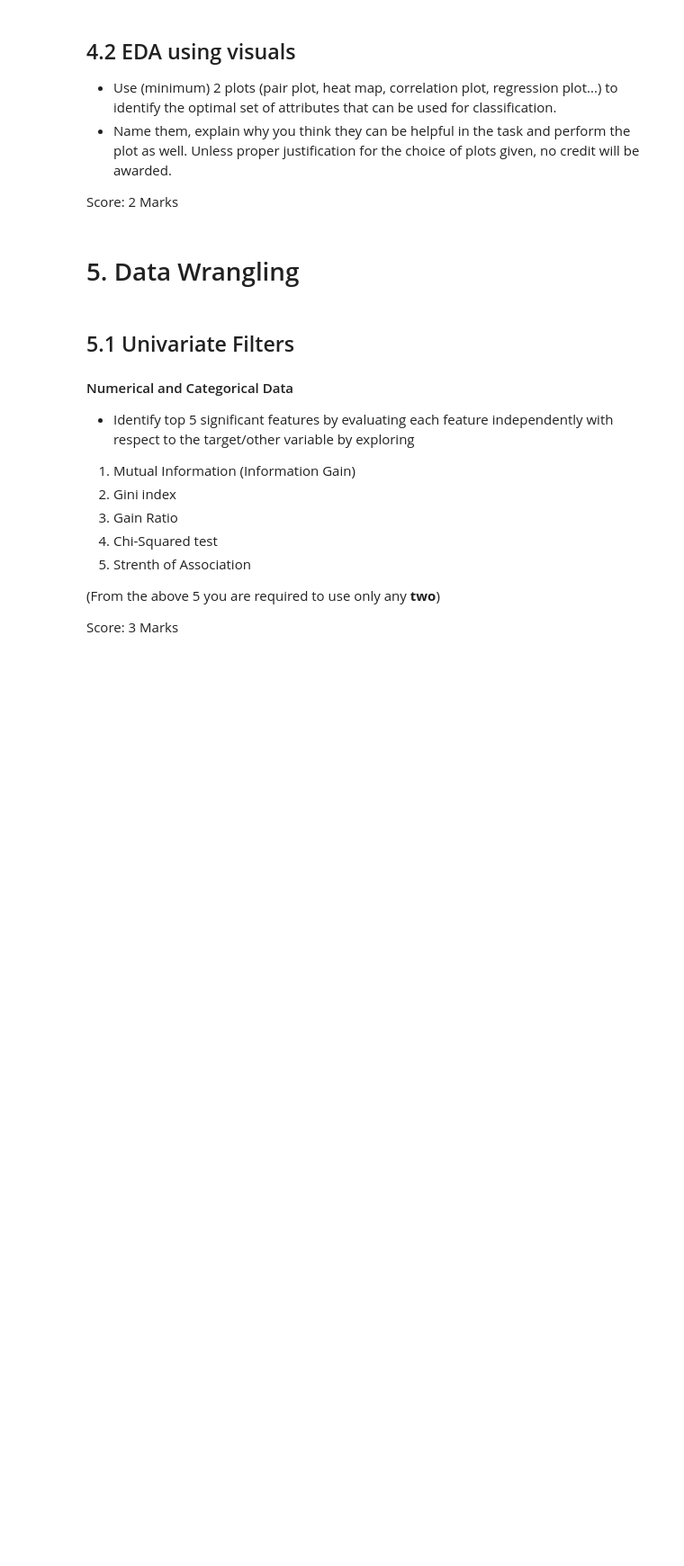
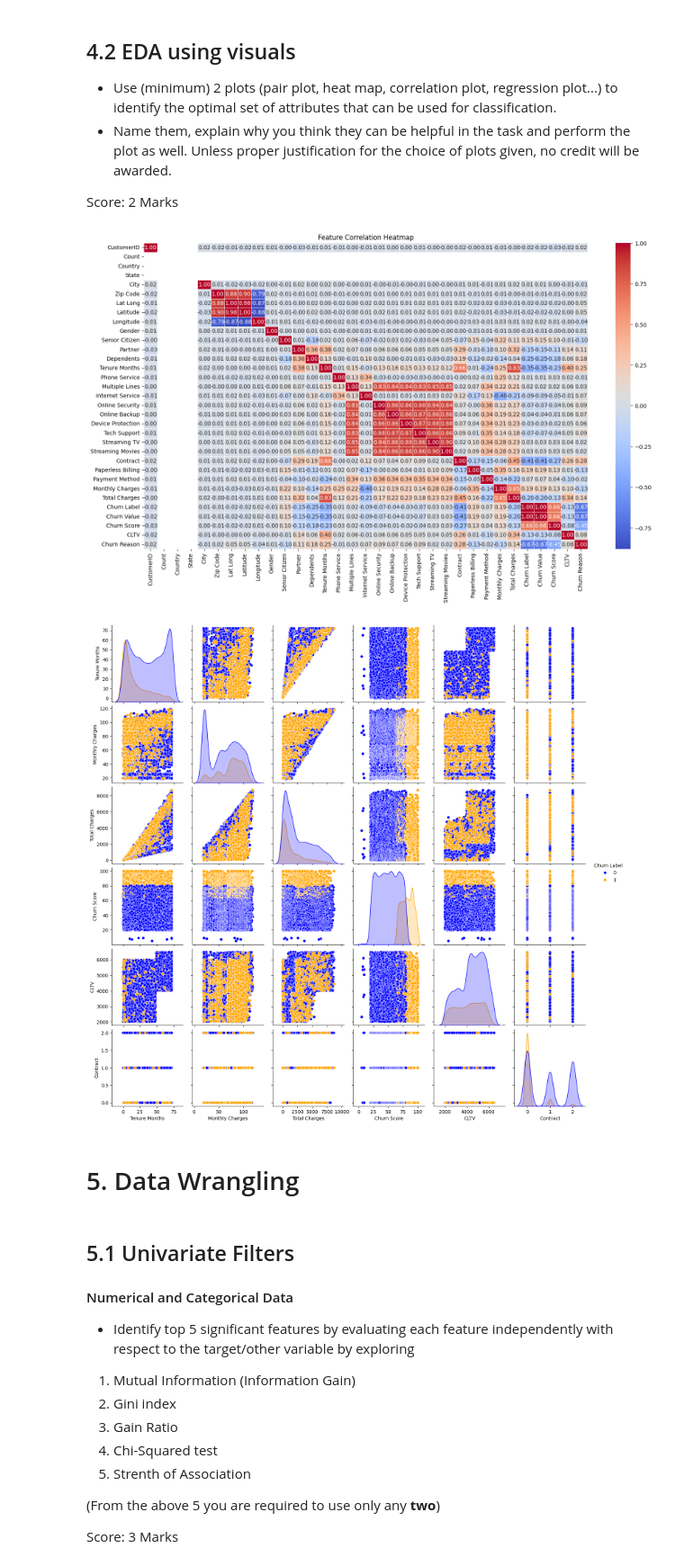
Before and after one commit to mudu89/IDS_Assignment_053, a Jupyter notebook: IDS_Assignment-1.ipynb, the cells around one changed output. Shown at 90% size. Drawn from its saved outputs; the diff is of its cells as text; code cells hidden in the pictures; blank space fills up the shorter version.

```diff
--- a/IDS_Assignment-1.ipynb
+++ b/IDS_Assignment-1.ipynb
@@ -197,3 +372,34 @@ If input data is text, do 3.3 and 3.4
 ## 3.3 Encode categorical data
 # %%
 ##---------Type the code below this line------------------##
+# Standardizing binary categorical columns (yes/no instead of 1/0)
+binary_cols = [
+    "Senior Citizen", "Partner", "Dependents", "Phone Service", "Paperless Billing"
+]
+
+for col in binary_cols:
+    df_cleaned[col] = df_cleaned[col].replace({"1": "yes", "0": "no"})
+
+# Standardizing service-related columns to remove "no internet service" or "no phone service"
+service_cols = [
+    "Multiple Lines", "Online Security", "Online Backup", "Device Protection",
+    "Tech Support", "Streaming TV", "Streaming Movies"
+]
+
+for col in service_cols:
+    df_cleaned[col] = df_cleaned[col].replace(
+        {"no internet service": "no", "no phone service": "no"}
+    )
+
+# Cleaning up Churn Label
+df_cleaned["Churn Label"] = df_cleaned["Churn Label"].replace({"nan": None}).fillna("no")
+df_cleaned["Churn Label"] = df_cleaned["Churn Label"].replace({"churned": "yes"})
+df_cleaned["Churn Label"] = df_cleaned["Churn Label"].replace({"stayed": "no"})
+df_cleaned["Churn Label"] = df_cleaned["Churn Label"].replace({"joined": "no"})
+
+# Converting Total Charges to numeric:
+df_cleaned["Total Charges"] = pd.to_numeric(df_cleaned["Total Charges"], errors="coerce")
+
+# Verify the cleaned data
+print("Data after Encoding categorical columns")
+df_cleaned[binary_cols + service_cols + ["Churn Label", "Churn Value"]].head()
@@ -246,6 +552,23 @@ Score: 1 Mark
 Score: 2 Marks
 # %%
 ##---------Type the code below this line------------------##
+#-------------------- Correlation Heatmap --------------------
+
+plt.figure(figsize=(18, 10))
+
+sns.heatmap(df_cleaned.corr(method="pearson", numeric_only=True), annot=True, cmap="coolwarm", fmt=".2f", linewidths=0.5)
+plt.title("Feature Correlation Heatmap")
+plt.show()
+
+# --- Pair Plaot -----
+#--- Identified top features from the correlation map--
+top_features = ["Tenure Months", "Monthly Charges", "Total Charges", "Churn Score", "CLTV", "Contract","Churn Label"]
+
+sns.pairplot(df_cleaned[top_features], hue='Churn Label', palette=["blue", "orange"])
+plt.show()
+# %% [output]
+[figure, added]
+[figure, added]
 # %% [markdown]
 # 5. Data Wrangling
 # %% [markdown]
```
Also changed, not shown: parts of 18 cells of this notebook.
